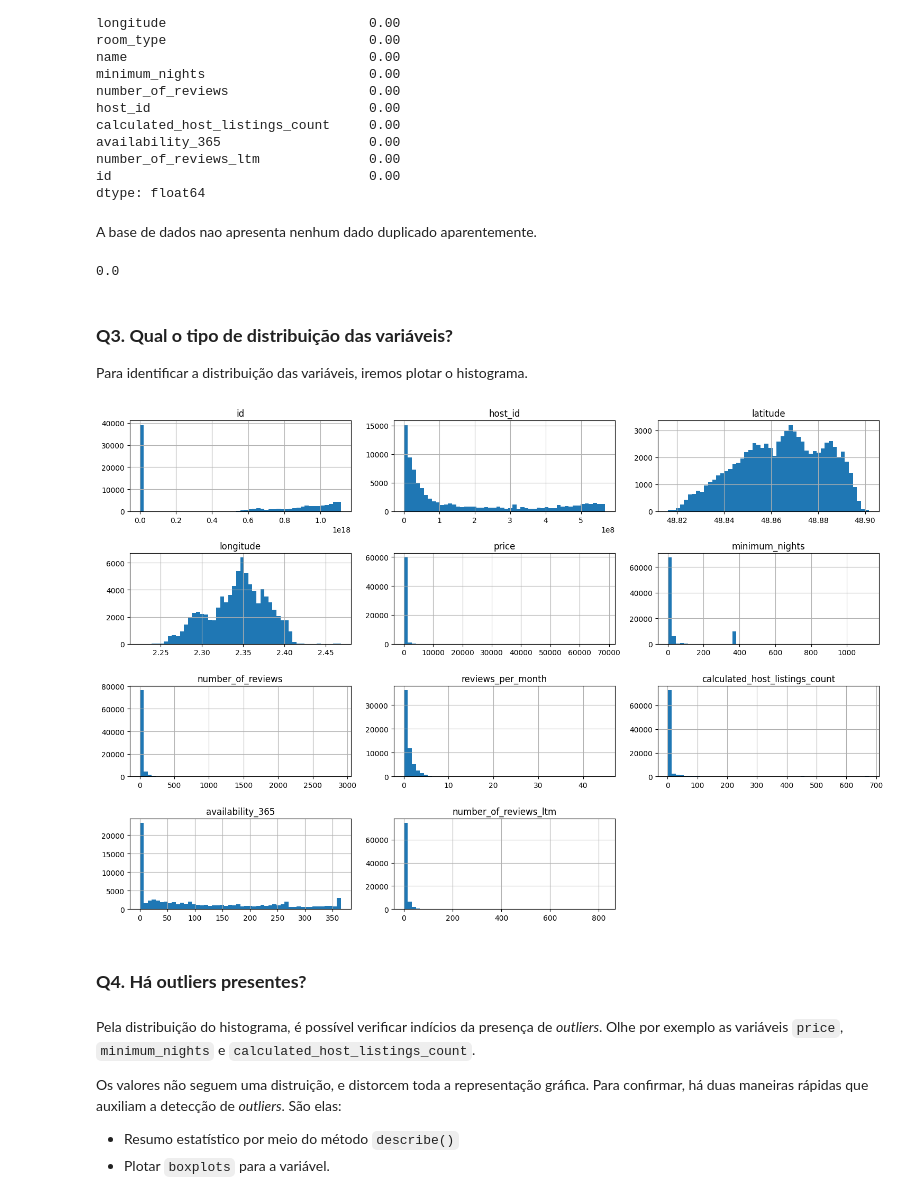
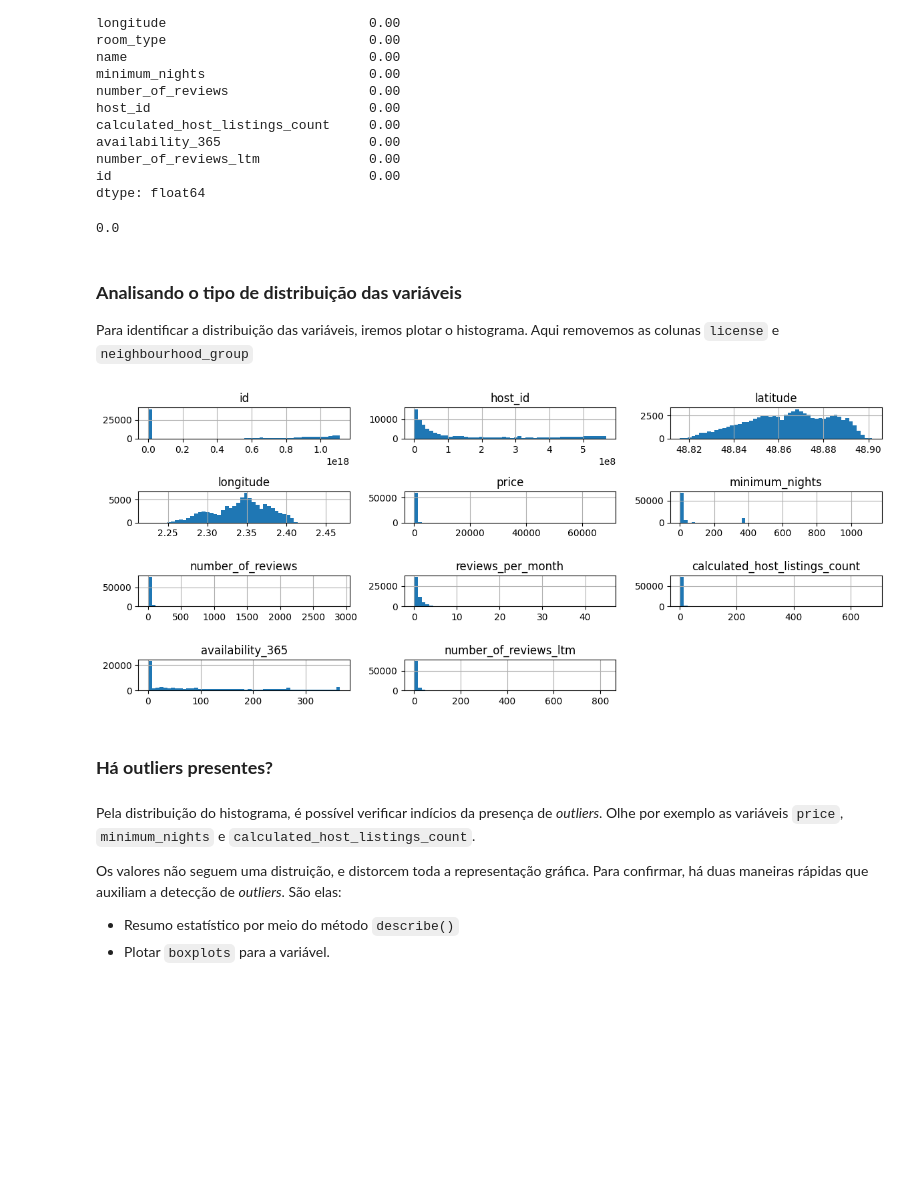
Before and after one commit to gabriel-cm-saldanha/AirbnbAnalysis, a Jupyter notebook: Analisando_os_Dados_do_Airbnb.ipynb, the cells around one changed output. Drawn from its saved outputs; the diff is of its cells as text; code cells hidden in the pictures; blank space fills up the shorter version.

```diff
--- a/Analisando_os_Dados_do_Airbnb.ipynb
+++ b/Analisando_os_Dados_do_Airbnb.ipynb
@@ -140,6 +163,4 @@ availability_365                   0.00
 number_of_reviews_ltm              0.00
 id                                 0.00
 dtype: float64
-# %% [markdown]
-A base de dados nao apresenta nenhum dado duplicado aparentemente.
 # %%
@@ -150,17 +172,16 @@ df.duplicated().sum() / df.shape[0]
 df_base = df.copy()
 df_base.drop(['license','neighbourhood_group'], axis = 1, inplace = True)
 # %% [markdown]
-### **Q3. Qual o tipo de distribuição das variáveis?**
-Para identificar a distribuição das variáveis, iremos plotar o histograma.
+### **Analisando o tipo de distribuição das variáveis**
+Para identificar a distribuição das variáveis, iremos plotar o histograma. Aqui removemos as colunas `license` e `neighbourhood_group`
 # %%
 # plotar o histograma das variáveis numéricas
-df_base.hist(bins=50, figsize=(15,10));
-plt.tight_layout()
-plt.show();
+df_base.hist(bins=50, figsize=(12,5));
+plt.tight_layout();
 # %% [output]
-[figure, old version]
+[figure, new version]
 # %% [markdown]
-### **Q4. Há outliers presentes?**
+### **Há outliers presentes?**
 # %% [markdown]
 Pela distribuição do histograma, é possível verificar indícios da presença de *outliers*. Olhe por exemplo as variáveis `price`, `minimum_nights` e `calculated_host_listings_count`.
 
```
Also changed, not shown: parts of 78 cells of this notebook.
